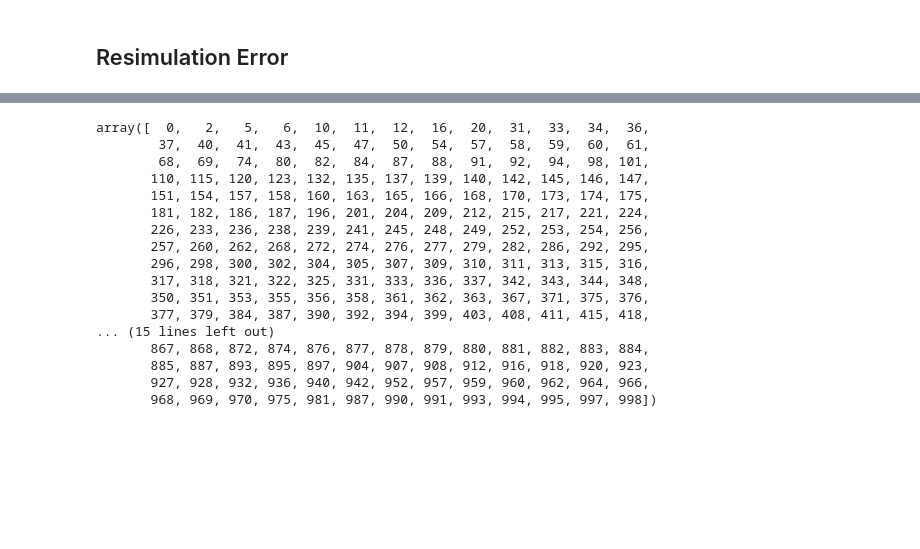
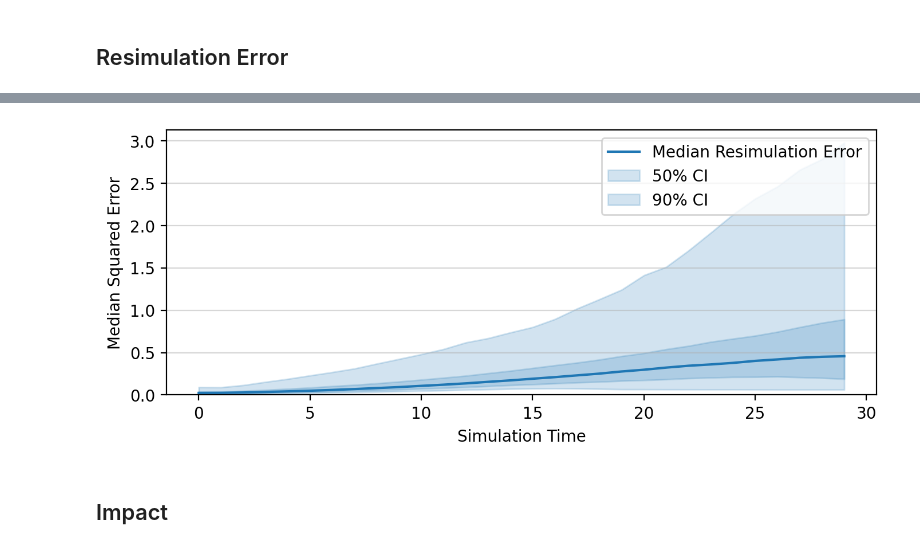
Before and after one commit to psaegert/bcnf, a Jupyter notebook: notebooks/resimulation.ipynb, the cells around one changed output, grey strips where cells are left out. Saved outputs shown, nothing was run; the diff lists cells and outputs as text; code cells hidden in the pictures; blank space fills up the shorter version.

```diff
--- a/notebooks/resimulation.ipynb
+++ b/notebooks/resimulation.ipynb
@@ -145,3 +126,22 @@ axes[1].legend()
+# %%
+# Show the median resimulation error over simulation time
+fig, ax = plt.subplots(1, 1, figsize=(8, 3), dpi=200)
+
+ax.plot(np.nanmedian(X_errors, axis=0), label='Median Resimulation Error')
+ax.fill_between(np.arange(STEPS), *np.nanpercentile(X_errors, [25, 75], axis=0), alpha=0.2, color='C0', label='50% CI')
+ax.fill_between(np.arange(STEPS), *np.nanpercentile(X_errors, [5, 95], axis=0), alpha=0.2, color='C0', label='90% CI')
+ax.set_ylim(0, None)
+
+ax.set_xlabel('Simulation Time')
+ax.set_ylabel('Median Squared Error')
+ax.legend()
+ax.grid(axis='y', alpha=0.5)
+
+plt.savefig(os.path.join(get_dir('results', f'{MODEL_NAME}', 'figures', create=True), 'resimulation_error.png'), bbox_inches='tight')
+# %% [output]
+[figure, added]
+# %% [markdown]
+## Impact
 # %%
 # For each simulation i, find the indices j (sample), t (timestep), k in [i, j, t, -1] where X_resimulation changes sign from positive to negative
 impact_indices = [np.where(np.diff((X_resimulation[i, :, :, -1] > 0).astype(int), axis=1) == -1) for i in range(X_resimulation.shape[0])]
@@ -152,23 +152,3 @@ X_resimulation_impact_positions = [X_resimulation[i, impact_indices[i][0], impac
 true_impact_indices = np.where(np.diff((X[:, :, -1] > 0).astype(int)) == -1)
 
 X_val_impact_positions = X[true_impact_indices[0], true_impact_indices[1]]
-# %%
-true_impact_indices[0]
-# %% [output]
-array([  0,   2,   5,   6,  10,  11,  12,  16,  20,  31,  33,  34,  36,
-        37,  40,  41,  43,  45,  47,  50,  54,  57,  58,  59,  60,  61,
-        68,  69,  74,  80,  82,  84,  87,  88,  91,  92,  94,  98, 101,
-       110, 115, 120, 123, 132, 135, 137, 139, 140, 142, 145, 146, 147,
-       151, 154, 157, 158, 160, 163, 165, 166, 168, 170, 173, 174, 175,
-       181, 182, 186, 187, 196, 201, 204, 209, 212, 215, 217, 221, 224,
-       226, 233, 236, 238, 239, 241, 245, 248, 249, 252, 253, 254, 256,
-       257, 260, 262, 268, 272, 274, 276, 277, 279, 282, 286, 292, 295,
-       296, 298, 300, 302, 304, 305, 307, 309, 310, 311, 313, 315, 316,
-       317, 318, 321, 322, 325, 331, 333, 336, 337, 342, 343, 344, 348,
-       350, 351, 353, 355, 356, 358, 361, 362, 363, 367, 371, 375, 376,
-       377, 379, 384, 387, 390, 392, 394, 399, 403, 408, 411, 415, 418,
-... (15 lines left out)
-       867, 868, 872, 874, 876, 877, 878, 879, 880, 881, 882, 883, 884,
-       885, 887, 893, 895, 897, 904, 907, 908, 912, 916, 918, 920, 923,
-       927, 928, 932, 936, 940, 942, 952, 957, 959, 960, 962, 964, 966,
-       968, 969, 970, 975, 981, 987, 990, 991, 993, 994, 995, 997, 998])
```
Also changed, not shown: parts of 11 cells of this notebook, 9 other files.
